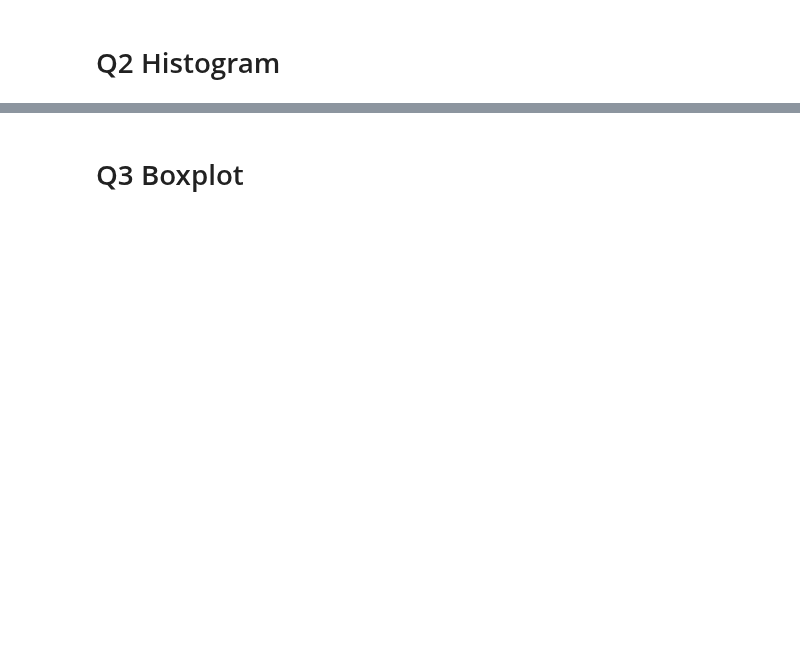
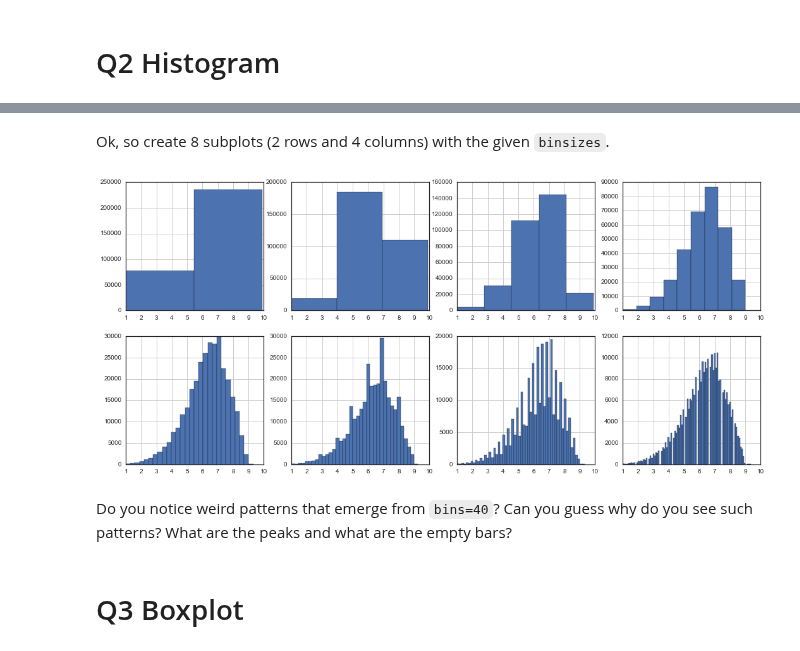
Before and after one commit to yy/dviz-course, a Jupyter notebook: w05-fundamental-1/W05Lab.ipynb, the cells around one changed output, grey strips where cells are left out. Cells and saved outputs as stored; diff of their text form; code cells hidden in the pictures; blank space fills up the shorter version.

```diff
--- a/w05-fundamental-1/W05Lab.ipynb
+++ b/w05-fundamental-1/W05Lab.ipynb
@@ -75,0 +117,14 @@ We can use transparency as well as empty symbols. Set the symbol empty and edgec
+# %% [markdown]
+Ok, so create 8 subplots (2 rows and 4 columns) with the given `binsizes`.
+# %%
+binsizes = [2, 3, 5, 10, 30, 40, 60, 100 ]
+
+plt.figure(1, figsize=(18,8))
+for i, bins in enumerate(binsizes):
+    # TODO: use subplot and hist() function to draw 8 plots.
+    plt.subplot(2,4,i+1)
+    movie_df['Rating'].hist(bins=bins)
+# %% [output]
+[figure, added]
+# %% [markdown]
+Do you notice weird patterns that emerge from `bins=40`? Can you guess why do you see such patterns? What are the peaks and what are the empty bars?
```
Also changed, not shown: parts of 13 cells of this notebook.
